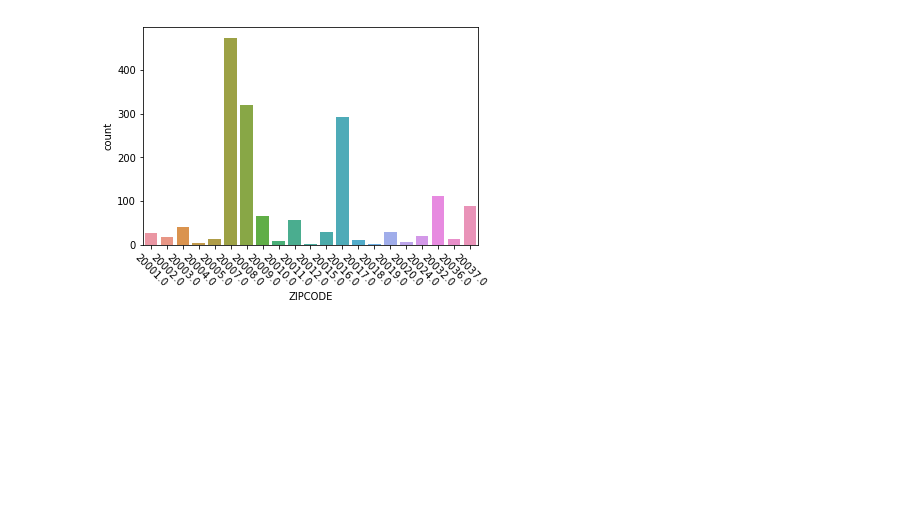
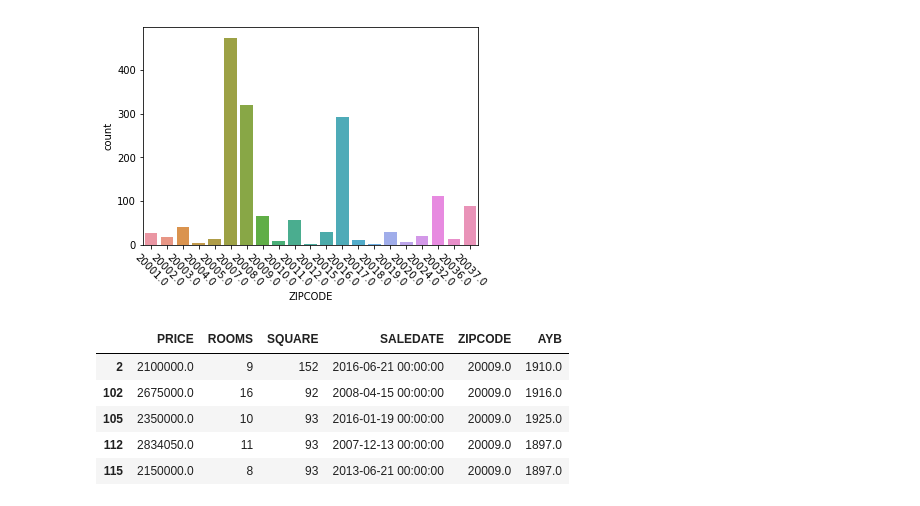
Before and after one commit to MehmetGithub/Dec2018DataBootcamp, a Jupyter notebook: Project2MD.ipynb, the cells around one changed output. Drawn from its saved outputs; the diff is of its cells as text; code cells hidden in the pictures; blank space fills up the shorter version.

```diff
--- a/Project2MD.ipynb
+++ b/Project2MD.ipynb
@@ -239,3 +239,15 @@ plt.xticks(rotation=-45)
 (array([ 0,  1,  2,  3,  4,  5,  6,  7,  8,  9, 10, 11, 12, 13, 14, 15, 16,
         17, 18, 19, 20]), <a list of 21 Text xticklabel objects>)
 [figure]
+# %%
+#make dates the index
+#format dates as we load the data
+data = df4
+data.head()
+# %% [output]
+|  | PRICE | ROOMS | SQUARE | SALEDATE | ZIPCODE | AYB |
+| 2 | 2100000.0 | 9 | 152 | 2016-06-21 00:00:00 | 20009.0 | 1910.0 |
+| 102 | 2675000.0 | 16 | 92 | 2008-04-15 00:00:00 | 20009.0 | 1916.0 |
+| 105 | 2350000.0 | 10 | 93 | 2016-01-19 00:00:00 | 20009.0 | 1925.0 |
+| 112 | 2834050.0 | 11 | 93 | 2007-12-13 00:00:00 | 20009.0 | 1897.0 |
+| 115 | 2150000.0 | 8 | 93 | 2013-06-21 00:00:00 | 20009.0 | 1897.0 |
```
Also changed, not shown: parts of 1 cell of this notebook.
